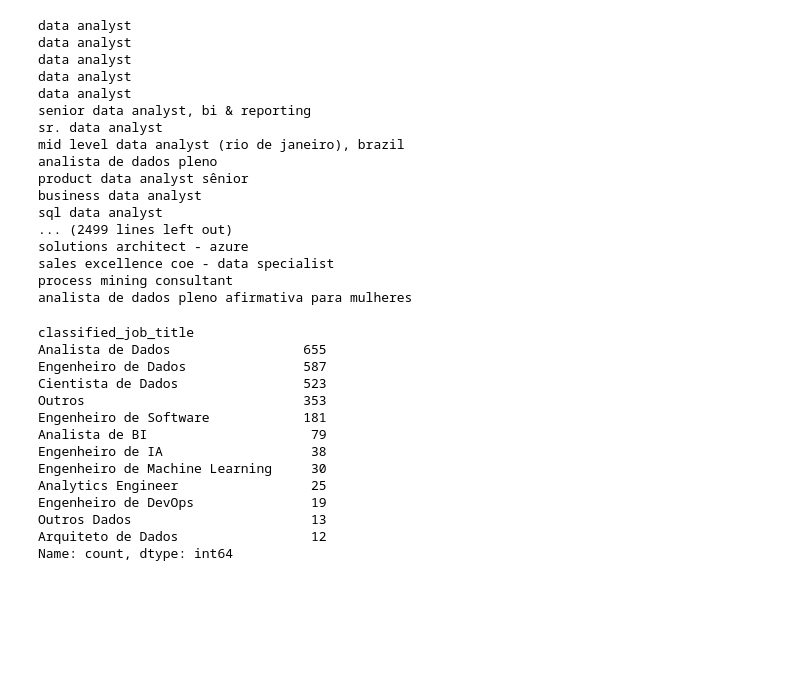
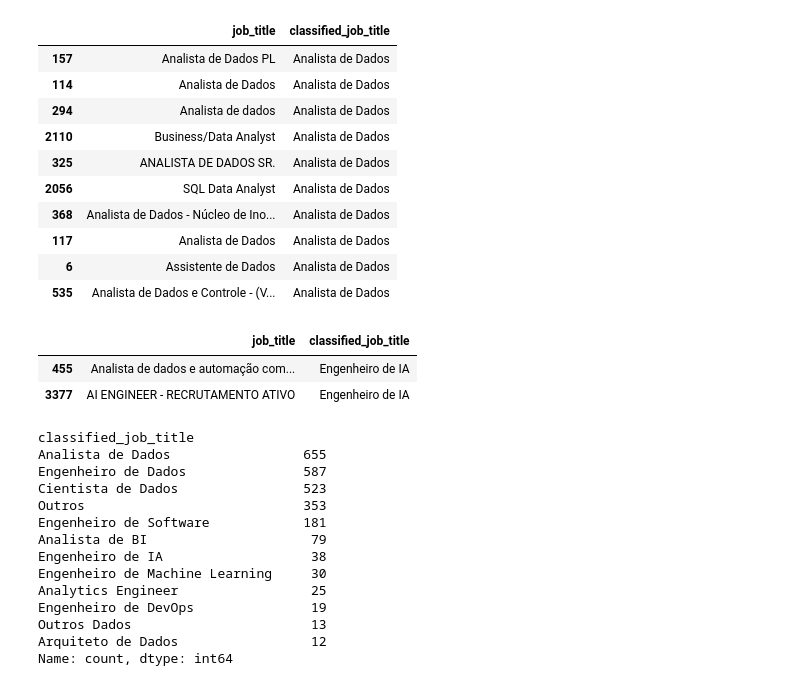
Before and after one commit to amaurineo/linkedin_jobs_analysis, a Jupyter notebook: notebooks/eda.ipynb, the cells around one changed output. Cells and saved outputs as stored; diff of their text form; code cells hidden in the pictures; blank space fills up the shorter version.

Commit message:
new scraping, improved analysis: better title classifier, numeric num_applicants, scrape_date and post_date

```diff
--- a/notebooks/eda.ipynb
+++ b/notebooks/eda.ipynb
@@ -35,5 +15,5 @@ import pandas as pd
 import matplotlib.pyplot as plt
 
 # Load data
-jobs = pd.read_csv('../data/processed/df_jobs.csv')
+jobs = pd.read_csv('../data/processed/df_jobs_classified.csv')
 skills = pd.read_csv('../data/processed/df_skills.csv')
@@ -156,34 +19,0 @@ def classify_job_title(title):
-# %%
-# Apply the classification function
-df['classified_job_title'] = df['job_title'].apply(classify_job_title)
-
-# Select and reorder columns for the final CSV
-output_df = df[['job_title', 'classified_job_title']]
-
-# Generate the CSV string
-# csv_output = output_df.to_csv(index=False)
-
-# Print the CSV output for display
-# print("--- Classified Job Titles CSV ---")
-# print(csv_output[:1000]) # Print first 1000 characters for preview
-# print("...")
-# print("--- End of Preview ---")
-# print(f"\nTotal rows processed: {len(output_df)}")
-# %% [output]
-data analyst
-data analyst
-data analyst
-data analyst
-data analyst
-senior data analyst, bi & reporting
-sr. data analyst
-mid level data analyst (rio de janeiro), brazil
-analista de dados pleno
-product data analyst sênior
-business data analyst
-sql data analyst
-... (2499 lines left out)
-solutions architect - azure
-sales excellence coe - data specialist
-process mining consultant
-analista de dados pleno afirmativa para mulheres
@@ -190,3 +22,24 @@ analista de dados pleno afirmativa para mulheres
+# %%
+df = jobs[['job_title', 'classified_job_title']]
+df[df['classified_job_title'] == 'Analista de Dados'].sample(10)
+# %% [output]
+|  | job_title | classified_job_title |
+| 157 | Analista de Dados PL | Analista de Dados |
+| 114 | Analista de Dados | Analista de Dados |
+| 294 | Analista de dados | Analista de Dados |
+| 2110 | Business/Data Analyst | Analista de Dados |
+| 325 | ANALISTA DE DADOS SR. | Analista de Dados |
+| 2056 | SQL Data Analyst | Analista de Dados |
+| 368 | Analista de Dados - Núcleo de Ino... | Analista de Dados |
+| 117 | Analista de Dados | Analista de Dados |
+| 6 | Assistente de Dados | Analista de Dados |
+| 535 | Analista de Dados e Controle - (V... | Analista de Dados |
+# %%
+df[(df['classified_job_title'] == 'Engenheiro de IA') & (~df['job_title'].str.contains('[Ee]ngenheiro|ENGENHEIRO|[Ee]ngineer'))]
+# %% [output]
+|  | job_title | classified_job_title |
+| 455 | Analista de dados e automação com... | Engenheiro de IA |
+| 3377 | AI ENGINEER - RECRUTAMENTO ATIVO | Engenheiro de IA |
 # %%
 output_df['classified_job_title'].value_counts()
 # %% [output]
```
Also changed, not shown: parts of 21 cells of this notebook, 20 other files.
